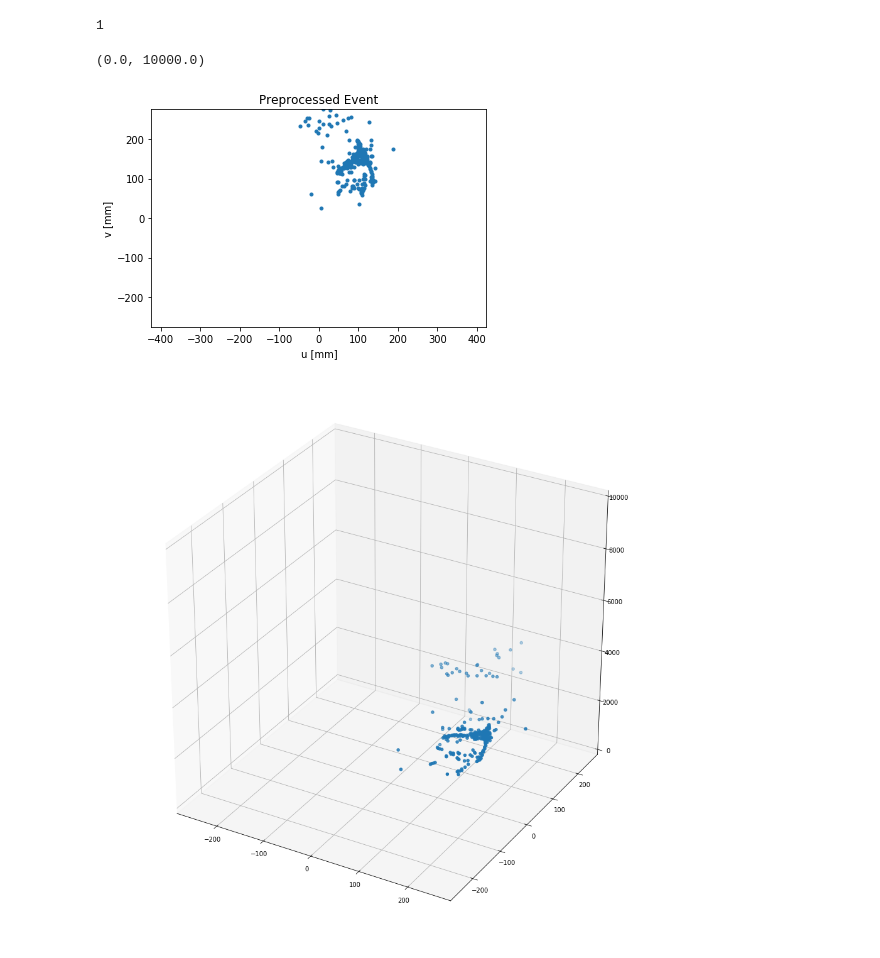
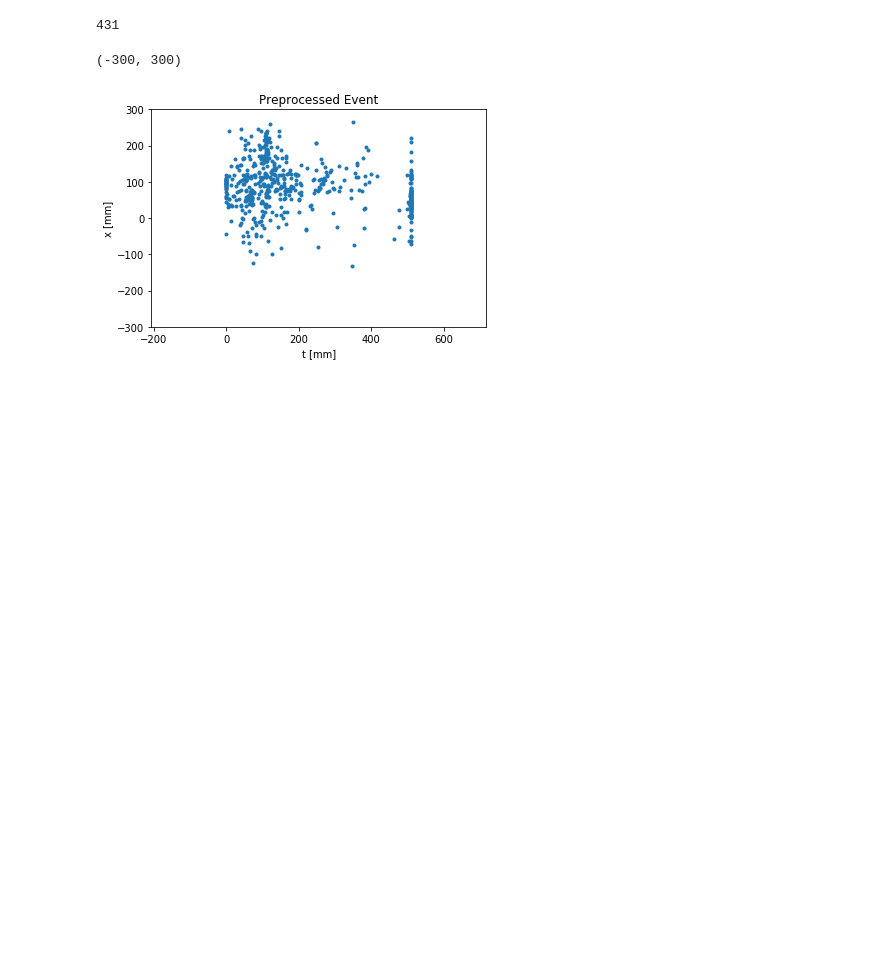
Before and after one commit to jtaylorz/attpc-event-classification, a Jupyter notebook: jupyter-notebooks/RealDataLabeling.ipynb, the cells around one changed output. Cells and saved outputs as stored; diff of their text form; code cells hidden in the pictures; blank space fills up the shorter version.

```diff
--- a/jupyter-notebooks/RealDataLabeling.ipynb
+++ b/jupyter-notebooks/RealDataLabeling.ipynb
@@ -11,7 +11,7 @@ import matplotlib.pyplot as plt
 from mpl_toolkits.mplot3d import Axes3D
 # %%
 data_path = '../data/real/'
-filename = 'run_0130.h5'
+filename = 'run_0210.h5'
 file = pytpc.HDFDataFile(data_path + filename, 'r')
 # %%
 print(len(file))
@@ -27,31 +73,31 @@ i = 0
 # %%
-i += 1
+#i = 125
 print(i)
 #specific event
 evt = file[i]
 
-xyzs = evt.xyzs(peaks_only=True, drift_vel=np.array([-0.0603573 , -0.55178666, -5.14005679]), clock=12.5, return_pads=True, baseline_correction=True, cg_times=True)
+#xyzs = evt.xyzs(peaks_only=True, drift_vel=np.array([-0.0603573 , -0.55178666, -5.14005679]), clock=12.5, return_pads=True, baseline_correction=True, cg_times=True)
+xyzs = evt.xyzs(peaks_only=True, return_pads=True, baseline_correction=True, cg_times=True)
 
-plt.plot(xyzs[:,0], xyzs[:,1], '.')
+plt.plot(xyzs[:,2], xyzs[:,0], '.')
 plt.axis('equal')
 
 plt.title('Preprocessed Event')
 
-plt.xlabel('u [mm]')
-plt.ylabel('v [mm]')
-plt.xlim((-275, 275))
-plt.ylim((-275, 275))
+plt.xlabel('t [mm]')
+plt.ylabel('x [mm]')
+plt.xlim((0, 512))
+plt.ylim((-300, 300))
 
 #plt.savefig('/home/taylor/Documents/plots/poster/preprocess_evt.pdf')
-fig2 = plt.figure(figsize=(16,16))
-ax2 = fig2.add_subplot(111, projection="3d")
-ax2.scatter(xyzs[:,0], xyzs[:,1], xyzs[:,2])
-ax2.axis('equal')
-ax2.set_xlim(-275., 275.)
-ax2.set_ylim(-275., 275.)
-ax2.set_zlim(0., 10000.)
+#fig2 = plt.figure(figsize=(16,16))
+#ax2 = fig2.add_subplot(111, projection="3d")
+#ax2.scatter(xyzs[:,0], xyzs[:,1], xyzs[:,2])
+#ax2.axis('equal')
+#ax2.set_xlim(-275., 275.)
+#ax2.set_ylim(-275., 275.)
+#ax2.set_zlim(0., 10000.)
 # %% [output]
-1
+431
-(0.0, 10000.0)
+(-300, 300)
-[figure, old version]
+[figure, new version]
-[figure, removed]
```
Also changed, not shown: parts of 5 cells of this notebook, 14 other files.
